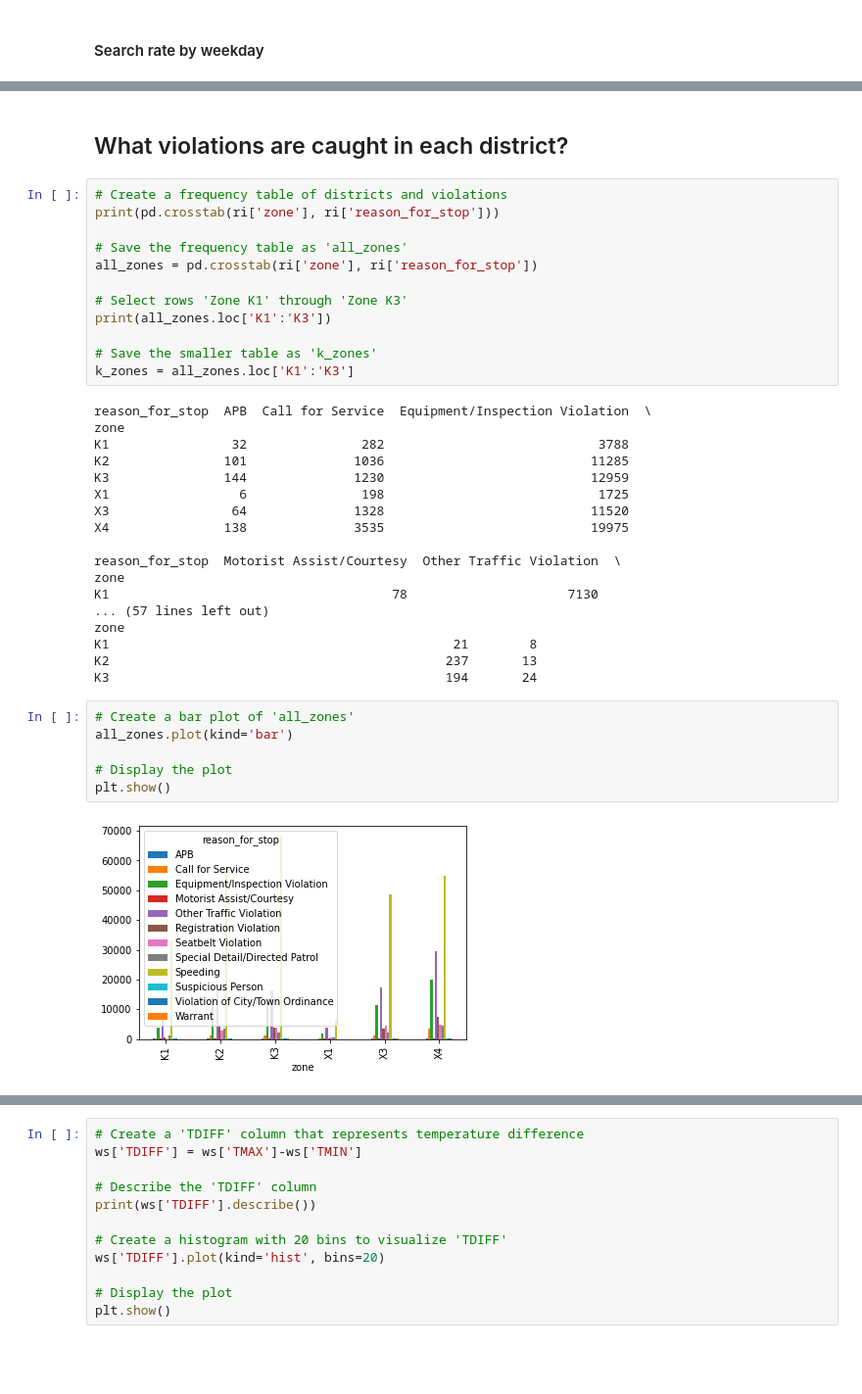
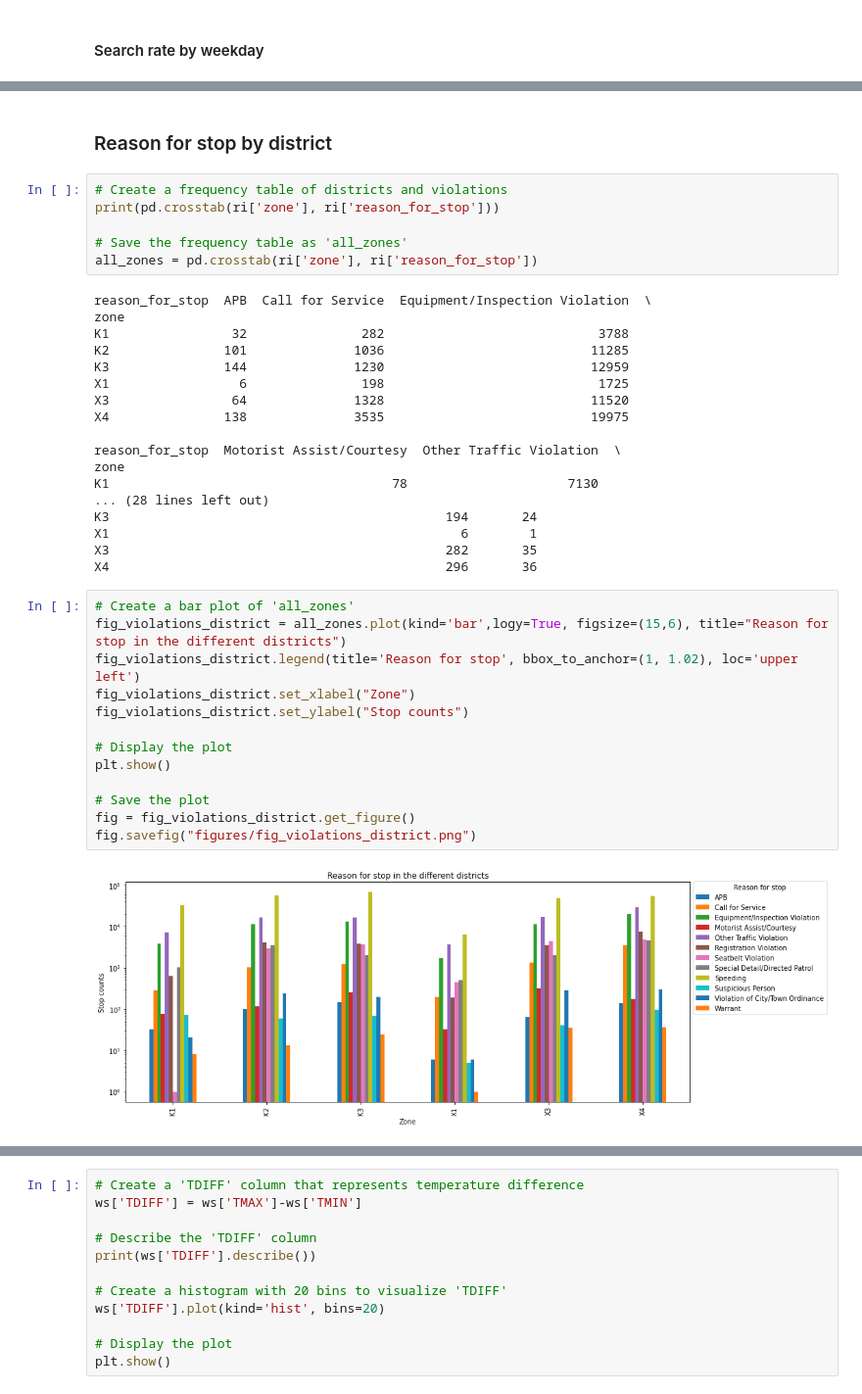
Before and after one commit to laubana90/StanfordOpenPolicingProject, a Jupyter notebook: RhodeIsland.ipynb, the cells around one changed output, grey strips where cells are left out. Shown: that part at 98% size. Drawn from its saved outputs; the diff is of its cells as text; blank space fills up the shorter version.

```diff
--- a/RhodeIsland.ipynb
+++ b/RhodeIsland.ipynb
@@ -471,17 +477,11 @@ fig_arrest_search.savefig("figures/arrest_search.png")
 # %% [markdown]
-## What violations are caught in each district?
+### Reason for stop by district<a name="violations_district"></a>
 # %%
 # Create a frequency table of districts and violations
 print(pd.crosstab(ri['zone'], ri['reason_for_stop']))
 
 # Save the frequency table as 'all_zones'
 all_zones = pd.crosstab(ri['zone'], ri['reason_for_stop'])
-
-# Select rows 'Zone K1' through 'Zone K3'
-print(all_zones.loc['K1':'K3'])
-
-# Save the smaller table as 'k_zones'
-k_zones = all_zones.loc['K1':'K3']
 # %% [output]
 reason_for_stop  APB  Call for Service  Equipment/Inspection Violation  \
 zone
@@ -495,16 +495,23 @@ X4               138              3535                           19975
 reason_for_stop  Motorist Assist/Courtesy  Other Traffic Violation  \
 zone
 K1                                     78                     7130
-... (57 lines left out)
-zone
-K1                                             21        8
-K2                                            237       13
+... (28 lines left out)
 K3                                            194       24
+X1                                              6        1
+X3                                            282       35
+X4                                            296       36
 # %%
 # Create a bar plot of 'all_zones'
-all_zones.plot(kind='bar')
+fig_violations_district = all_zones.plot(kind='bar',logy=True, figsize=(15,6), title="Reason for stop in the different districts")
+fig_violations_district.legend(title='Reason for stop', bbox_to_anchor=(1, 1.02), loc='upper left')
+fig_violations_district.set_xlabel("Zone")
+fig_violations_district.set_ylabel("Stop counts")
 
 # Display the plot
 plt.show()
+
+# Save the plot
+fig = fig_violations_district.get_figure()
+fig.savefig("figures/fig_violations_district.png")
 # %% [output]
-[figure, old version]
+[figure, new version]
```
Also changed, not shown: parts of 26 cells of this notebook, 15 other files.
